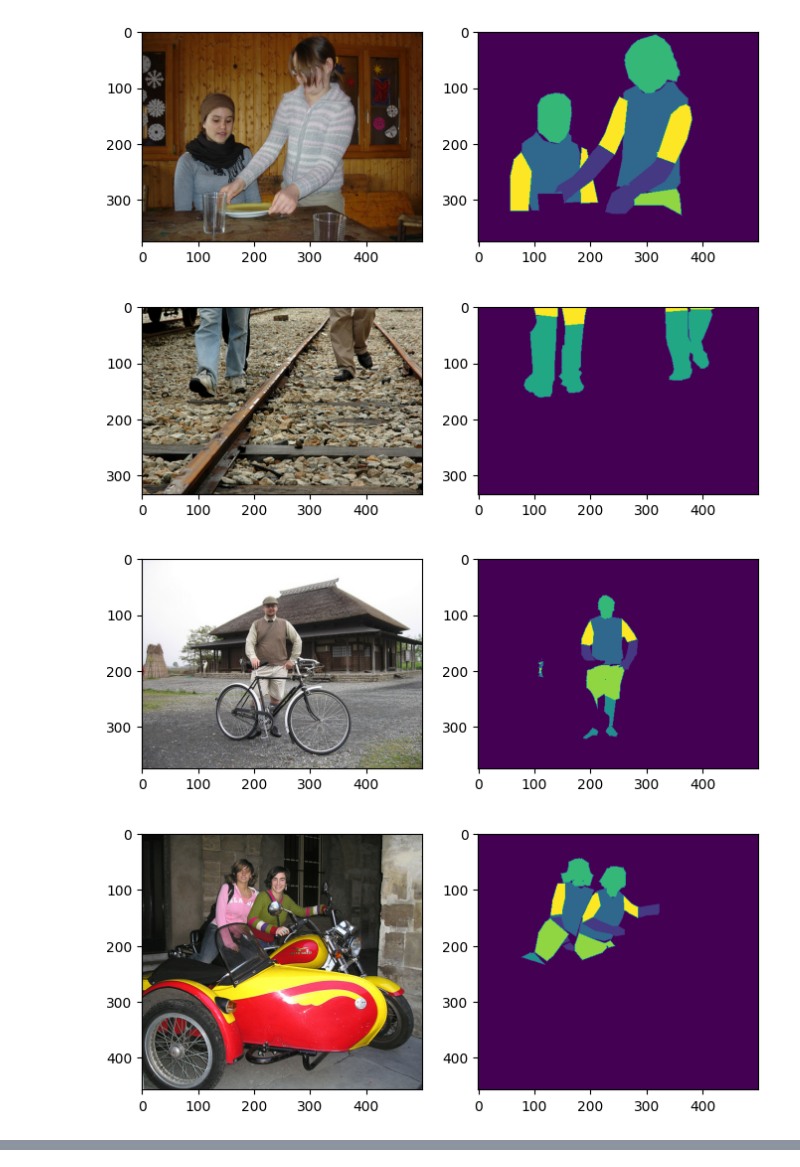
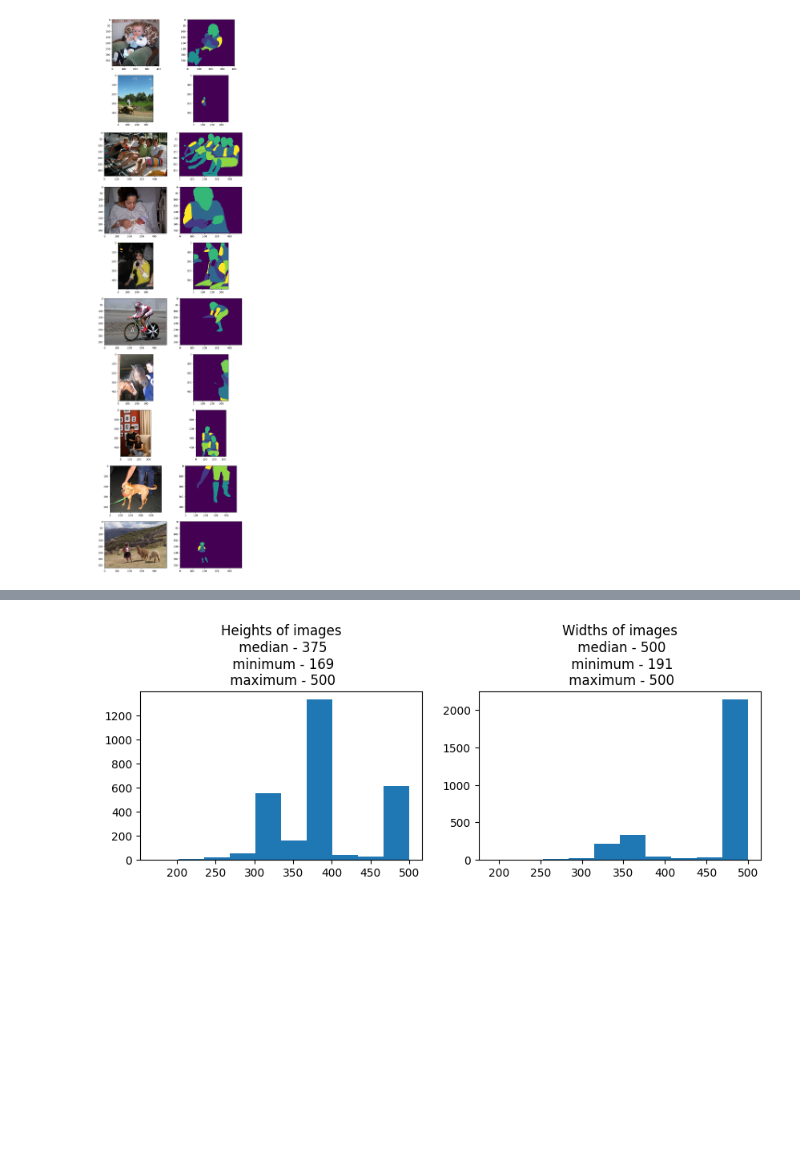
Before and after one commit to VldKnd/pascal-part-hss, a Jupyter notebook: notebooks/data_exploration.ipynb, the cells around one changed output, grey strips where cells are left out. Drawn from its saved outputs; the diff is of its cells as text; code cells hidden in the pictures; blank space fills up the shorter version.

```diff
--- a/notebooks/data_exploration.ipynb
+++ b/notebooks/data_exploration.ipynb
@@ -4,19 +4,15 @@ import source.dataset
 import torch
 _  = torch.manual_seed(0)
 # %%
-dataset = source.dataset.PascalPartDataset()
+dataset = source.data.PascalPartDataset()
 random_indexes = torch.randint(low=0, high=len(dataset), size=(10,))
-for index in random_indexes:
+figure = plt.figure(figsize=(10, 40))
+for count, index in enumerate(random_indexes):
     image_as_tensor, mask_as_tensor = dataset[index]
-
-    figure = plt.figure(figsize=(8, 4))
-    figure.add_subplot(1, 2, 1)
+    figure.add_subplot(10, 2, 2*count + 1)
     plt.imshow(image_as_tensor.permute(1, 2, 0))
-    figure.add_subplot(1, 2, 2)
+    figure.add_subplot(10, 2, 2*count + 2)
     plt.imshow(mask_as_tensor)
-    plt.show()
+plt.show()
 # %% [output]
-[figure, old version]
+[figure, new version]
-[figure, removed]
-[figure, removed]
-[figure, removed]
@@ -28,0 +38,31 @@ for index in random_indexes:
+# %%
+import matplotlib.pyplot as plt
+from statistics import median
+
+figure = plt.figure(figsize=(10, 6))
+
+median_height = int(median([height for _, height, _ in shapes]))
+
+figure.add_subplot(2, 2, 1)
+plt.hist([height for _, height, _ in shapes])
+plt.title(
+    "Heights of images" +
+    f"\n median - {median_height}" +
+    f"\n minimum - {min_height}"+
+    f"\n maximum - {max_height}"
+)
+
+
+median_width = int(median([width for _, _, width in shapes]))
+
+figure.add_subplot(2, 2, 2)
+plt.hist([width for _, _, width in shapes])
+plt.title(f"Widths of images" +
+    f"\n median - {median_width}" +
+    f"\n minimum - {min_width}"+
+    f"\n maximum - {max_width}"
+)
+
+plt.show()
+# %% [output]
+[figure, added]
```
Also changed, not shown: parts of 3 cells of this notebook, 10 other files.
